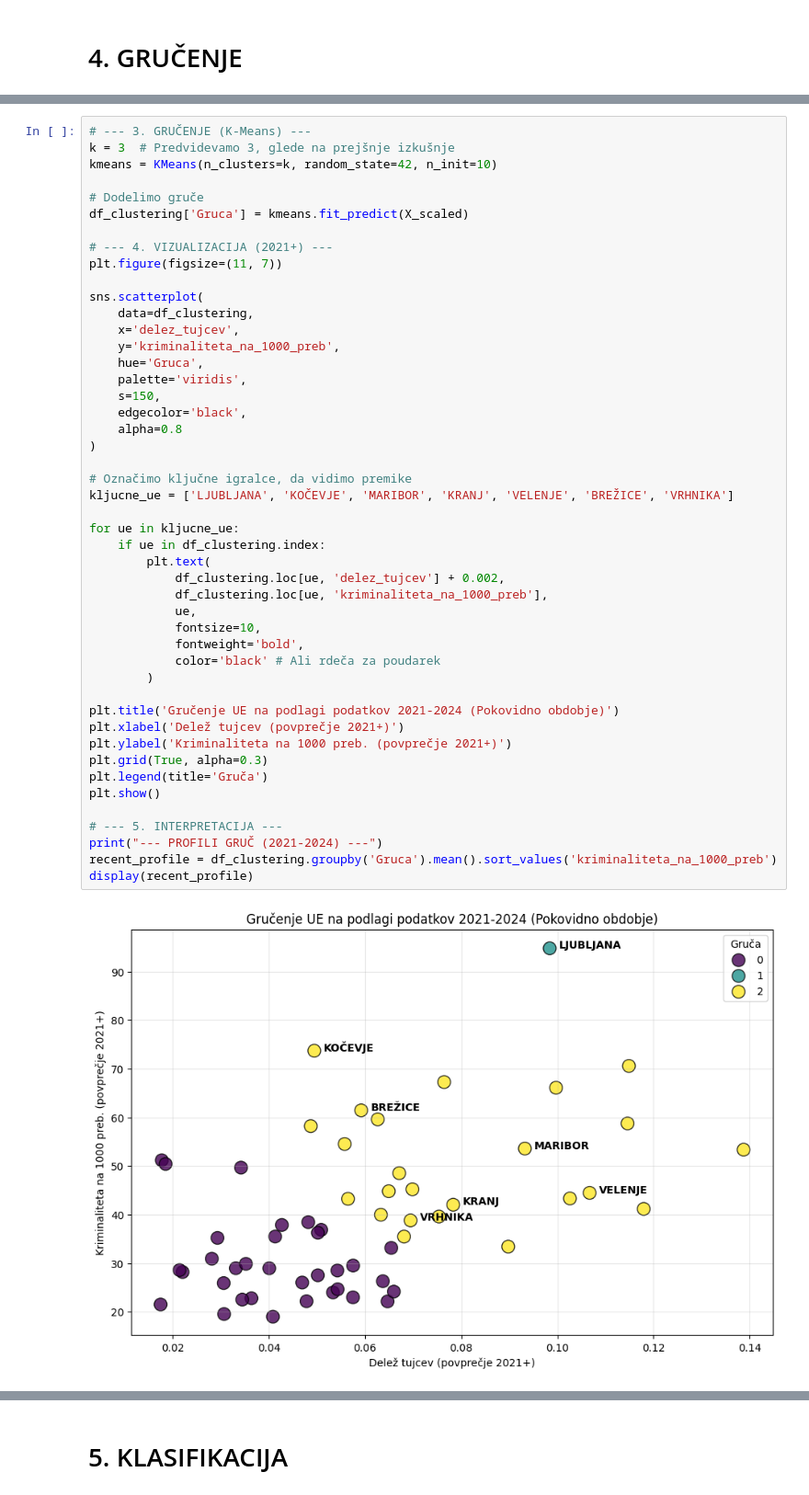
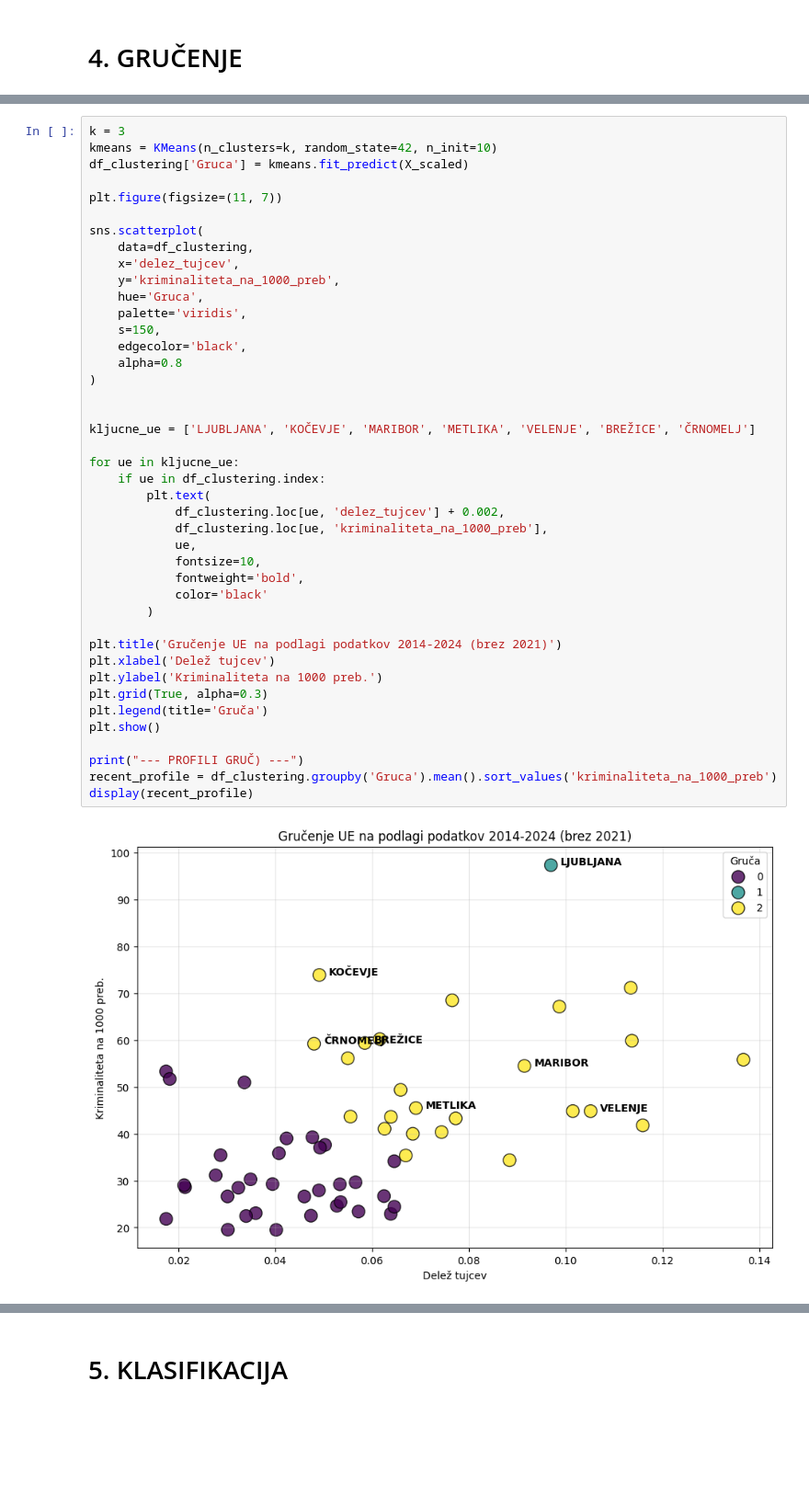
Before and after one commit to matijag13/kriminaliteta, a Jupyter notebook: ISSU_Projekt_Gusel.ipynb, the cells around one changed output, grey strips where cells are left out. Shown at 92% size. Cells and saved outputs as stored; diff of their text form; blank space fills up the shorter version.

```diff
--- a/ISSU_Projekt_Gusel.ipynb
+++ b/ISSU_Projekt_Gusel.ipynb
@@ -939,49 +873,44 @@ plt.show()
 # %%
-# --- 3. GRUČENJE (K-Means) ---
-k = 3  # Predvidevamo 3, glede na prejšnje izkušnje
+k = 3
 kmeans = KMeans(n_clusters=k, random_state=42, n_init=10)
-
-# Dodelimo gruče
 df_clustering['Gruca'] = kmeans.fit_predict(X_scaled)
 
-# --- 4. VIZUALIZACIJA (2021+) ---
 plt.figure(figsize=(11, 7))
 
 sns.scatterplot(
     data=df_clustering,
     x='delez_tujcev',
     y='kriminaliteta_na_1000_preb',
     hue='Gruca',
     palette='viridis',
     s=150,
     edgecolor='black',
     alpha=0.8
 )
 
-# Označimo ključne igralce, da vidimo premike
-kljucne_ue = ['LJUBLJANA', 'KOČEVJE', 'MARIBOR', 'KRANJ', 'VELENJE', 'BREŽICE', 'VRHNIKA']
+
+kljucne_ue = ['LJUBLJANA', 'KOČEVJE', 'MARIBOR', 'METLIKA', 'VELENJE', 'BREŽICE', 'ČRNOMELJ']
 
 for ue in kljucne_ue:
     if ue in df_clustering.index:
         plt.text(
             df_clustering.loc[ue, 'delez_tujcev'] + 0.002,
             df_clustering.loc[ue, 'kriminaliteta_na_1000_preb'],
             ue,
             fontsize=10,
             fontweight='bold',
-            color='black' # Ali rdeča za poudarek
+            color='black'
         )
 
-plt.title('Gručenje UE na podlagi podatkov 2021-2024 (Pokovidno obdobje)')
-plt.xlabel('Delež tujcev (povprečje 2021+)')
-plt.ylabel('Kriminaliteta na 1000 preb. (povprečje 2021+)')
+plt.title('Gručenje UE na podlagi podatkov 2014-2024 (brez 2021)')
+plt.xlabel('Delež tujcev')
+plt.ylabel('Kriminaliteta na 1000 preb.')
 plt.grid(True, alpha=0.3)
 plt.legend(title='Gruča')
 plt.show()
 
-# --- 5. INTERPRETACIJA ---
-print("--- PROFILI GRUČ (2021-2024) ---")
+print("--- PROFILI GRUČ) ---")
 recent_profile = df_clustering.groupby('Gruca').mean().sort_values('kriminaliteta_na_1000_preb')
 display(recent_profile)
 # %% [output]
-[figure, old version]
+[figure, new version]
```
Also changed, not shown: parts of 77 cells of this notebook.
